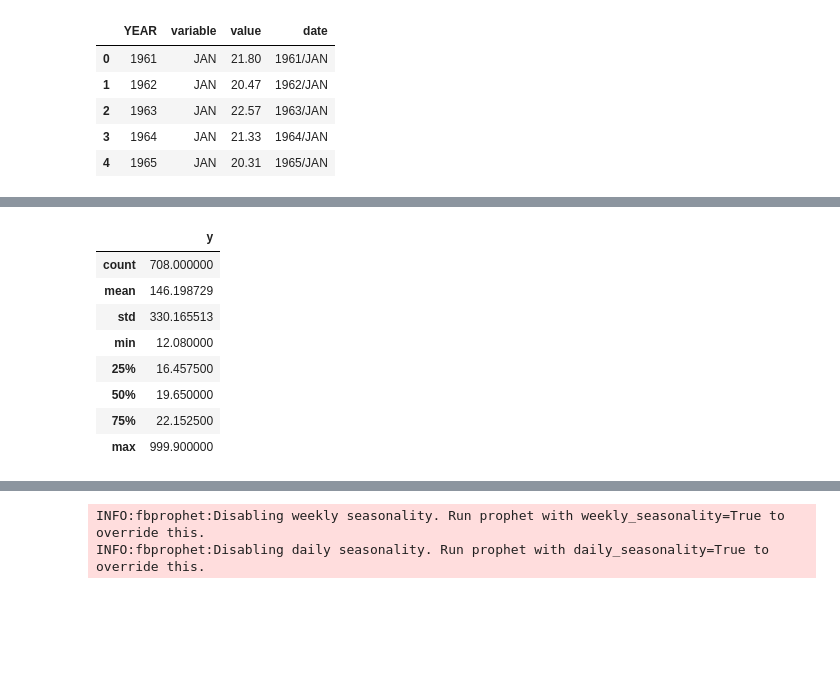
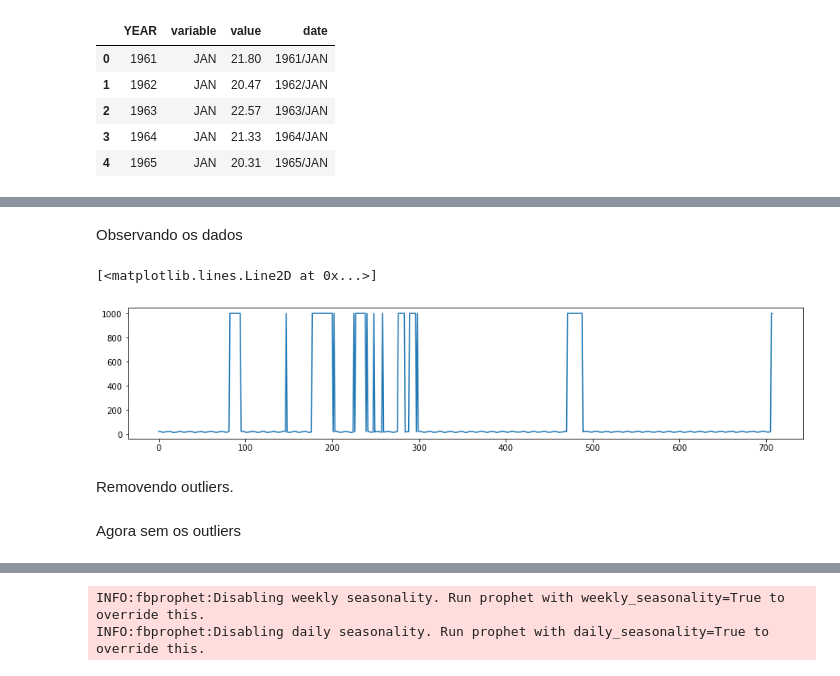
Before and after one commit to jhklarcher/data-science, a Jupyter notebook: python/05_prophet.ipynb, the cells around one changed output, grey strips where cells are left out. Drawn from its saved outputs; the diff is of its cells as text; code cells hidden in the pictures; blank space fills up the shorter version.

```diff
--- a/python/05_prophet.ipynb
+++ b/python/05_prophet.ipynb
@@ -82,14 +73,14 @@ memory usage: 11.2 KB
-# %%
-df.describe()
-# %% [output]
-|  | y |
-| count | 708.000000 |
-| mean | 146.198729 |
-| std | 330.165513 |
-| min | 12.080000 |
-| 25% | 16.457500 |
-| 50% | 19.650000 |
-| 75% | 22.152500 |
-| max | 999.900000 |
+# %% [markdown]
+Observando os dados
+# %%
+plt.rcParams["figure.figsize"] = (15,3)
+plt.plot(df['y'])
+# %% [output]
+[<matplotlib.lines.Line2D at 0x...>]
+[figure, added]
+# %% [markdown]
+Removendo outliers.
 # %%
 df = df[df['y']<500]
+# %% [markdown]
+Agora sem os outliers
```
Also changed, not shown: parts of 27 cells of this notebook.
